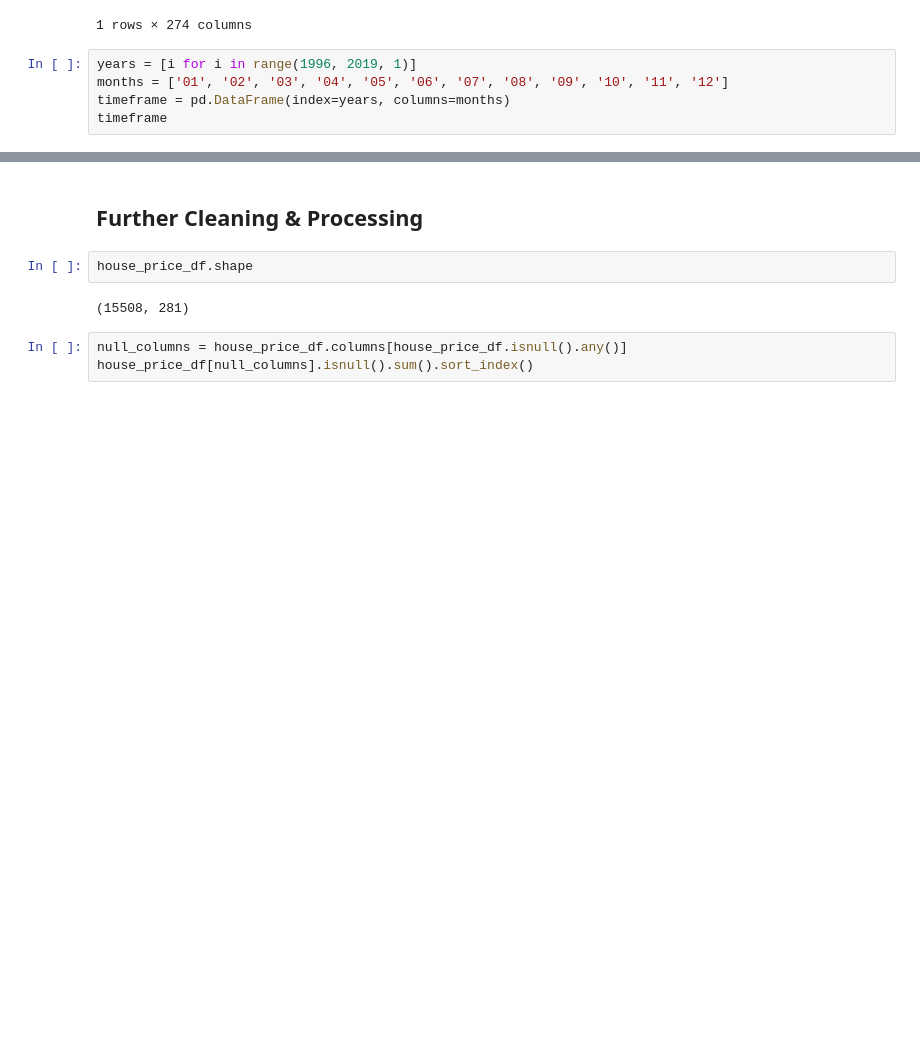
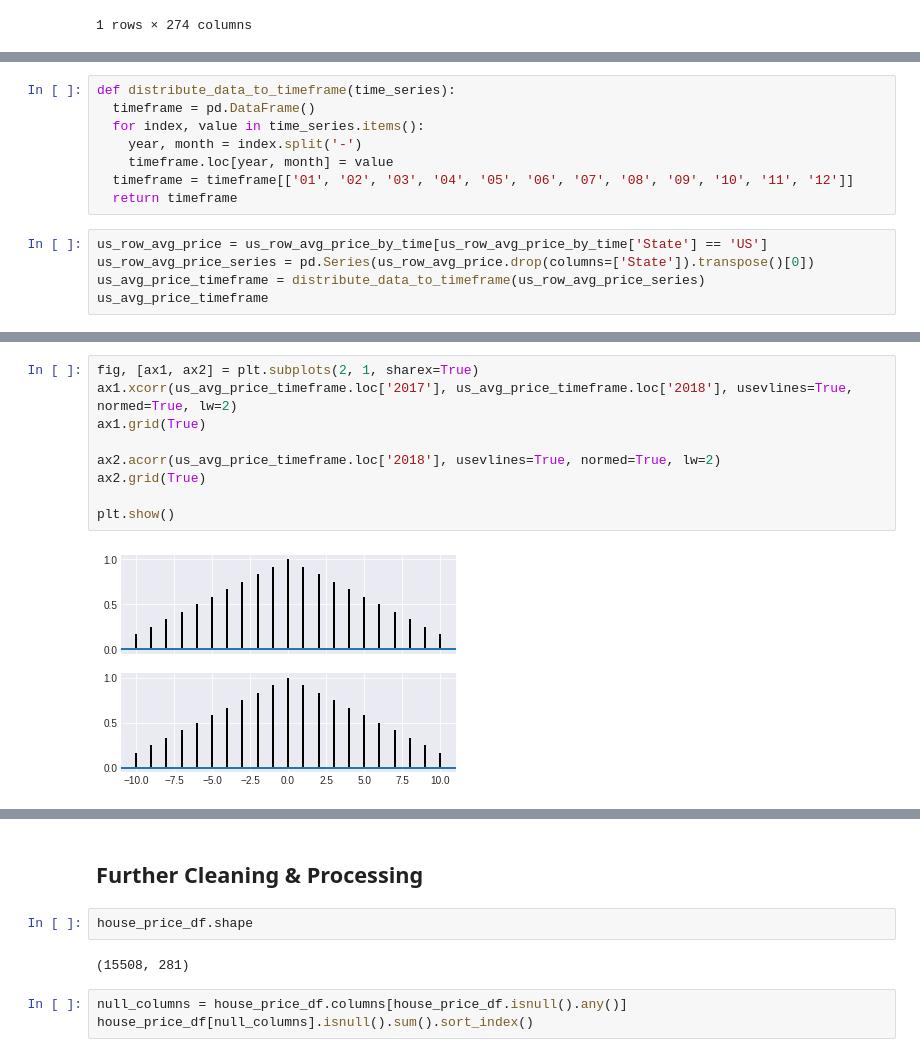
Before and after one commit to psylanrex/notebooks, a Jupyter notebook: re_main.ipynb, the cells around one changed output, grey strips where cells are left out. Saved outputs shown, nothing was run; the diff lists cells and outputs as text; blank space fills up the shorter version.

```diff
--- a/re_main.ipynb
+++ b/re_main.ipynb
@@ -432,8 +431,3 @@ us_row_avg_price_by_time
 |  | 1996-04 | 1996-05 | 1996-06 | 1996-07 | 1996-08 | 1996-09 | 1996-10 | 1996-11 | 1996-12 | 1997-01 | 1997-02 | ... |
 | 0 | 112432.782416 | 112587.869107 | 112737.608562 | 112880.140001 | 113028.668078 | 113189.342547 | 113385.612011 | 113603.339329 | 113922.039133 | 114328.437909 | 114721.464193 | ... |
 1 rows × 274 columns
-# %%
-years = [i for i in range(1996, 2019, 1)]
-months = ['01', '02', '03', '04', '05', '06', '07', '08', '09', '10', '11', '12']
-timeframe = pd.DataFrame(index=years, columns=months)
-timeframe
@@ -457,0 +434,13 @@ timeframe
+# %%
+def distribute_data_to_timeframe(time_series):
+  timeframe = pd.DataFrame()
+  for index, value in time_series.items():
+    year, month = index.split('-')
+    timeframe.loc[year, month] = value
+  timeframe = timeframe[['01', '02', '03', '04', '05', '06', '07', '08', '09', '10', '11', '12']]
+  return timeframe
+# %%
+us_row_avg_price = us_row_avg_price_by_time[us_row_avg_price_by_time['State'] == 'US']
+us_row_avg_price_series = pd.Series(us_row_avg_price.drop(columns=['State']).transpose()[0])
+us_avg_price_timeframe = distribute_data_to_timeframe(us_row_avg_price_series)
+us_avg_price_timeframe
@@ -457,0 +465,11 @@ timeframe
+# %%
+fig, [ax1, ax2] = plt.subplots(2, 1, sharex=True)
+ax1.xcorr(us_avg_price_timeframe.loc['2017'], us_avg_price_timeframe.loc['2018'], usevlines=True, normed=True, lw=2)
+ax1.grid(True)
+
+ax2.acorr(us_avg_price_timeframe.loc['2018'], usevlines=True, normed=True, lw=2)
+ax2.grid(True)
+
+plt.show()
+# %% [output]
+[figure, added]
```
Also changed, not shown: parts of 7 cells of this notebook.
